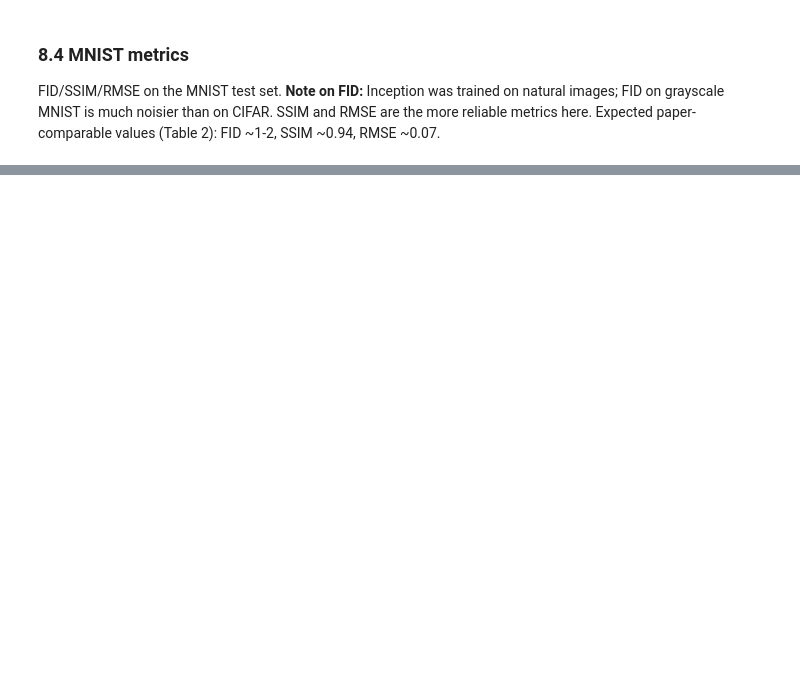
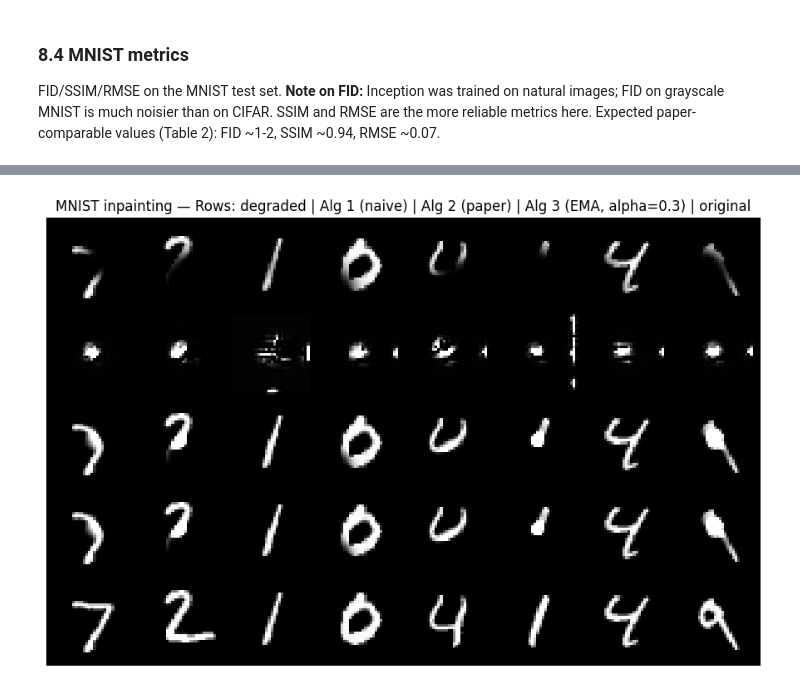
Before and after one commit to J0hns0n-Wang/CS4782_Final_Project, a Jupyter notebook: project.ipynb, the cells around one changed output, grey strips where cells are left out. Drawn from its saved outputs; the diff is of its cells as text; code cells hidden in the pictures; blank space fills up the shorter version.

```diff
--- a/project.ipynb
+++ b/project.ipynb
@@ -696,21 +757,23 @@ Same MNIST inpainting model, three different reverse rules. Mirrors §7.1 on CIF
 # %%
-ALPHA_INP_MNIST = 0.5
+ALPHA_INP_MNIST = 0.3
 
 mnist_inp_eval = ColdDiffusion(ema_mnist_inp.ema_model.to(DEVICE), mnist_inp_deg.to(DEVICE), T=50).eval()
 
 with torch.no_grad():
     t_full = torch.full((x0_demo_mnist.shape[0],), 50, device=DEVICE, dtype=torch.long)
     state_inp_m = mnist_inp_eval.sample_state(x0_demo_mnist)
     xT_inp_m = mnist_inp_eval.q_sample(x0_demo_mnist, t_full, state=state_inp_m)
     alg1_inp_m = mnist_inp_eval.sample_naive   (xT_inp_m, state=state_inp_m).clamp(0, 1)
     alg2_inp_m = mnist_inp_eval.sample_improved(xT_inp_m, state=state_inp_m).clamp(0, 1)
     alg3_inp_m = mnist_inp_eval.sample_ema     (xT_inp_m, alpha=ALPHA_INP_MNIST, state=state_inp_m).clamp(0, 1)
 
 rows = torch.cat([xT_inp_m.clamp(0,1).cpu(), alg1_inp_m.cpu(), alg2_inp_m.cpu(), alg3_inp_m.cpu(), x0_demo_mnist.cpu()])
 grid = make_grid(rows, nrow=x0_demo_mnist.shape[0])
 fig, ax = plt.subplots(figsize=(12, 7))
 ax.imshow(grid.permute(1, 2, 0), cmap='gray')
 ax.set_title(f'MNIST inpainting — Rows: degraded | Alg 1 (naive) | Alg 2 (paper) | Alg 3 (EMA, alpha={ALPHA_INP_MNIST}) | original')
 ax.axis('off')
 fig.savefig(f'{FIGDIR}/mnist_inpainting_alg3.png', bbox_inches='tight', dpi=150)
 plt.show()
+# %% [output]
+[figure, added]
```
Also changed, not shown: parts of 22 cells of this notebook.
